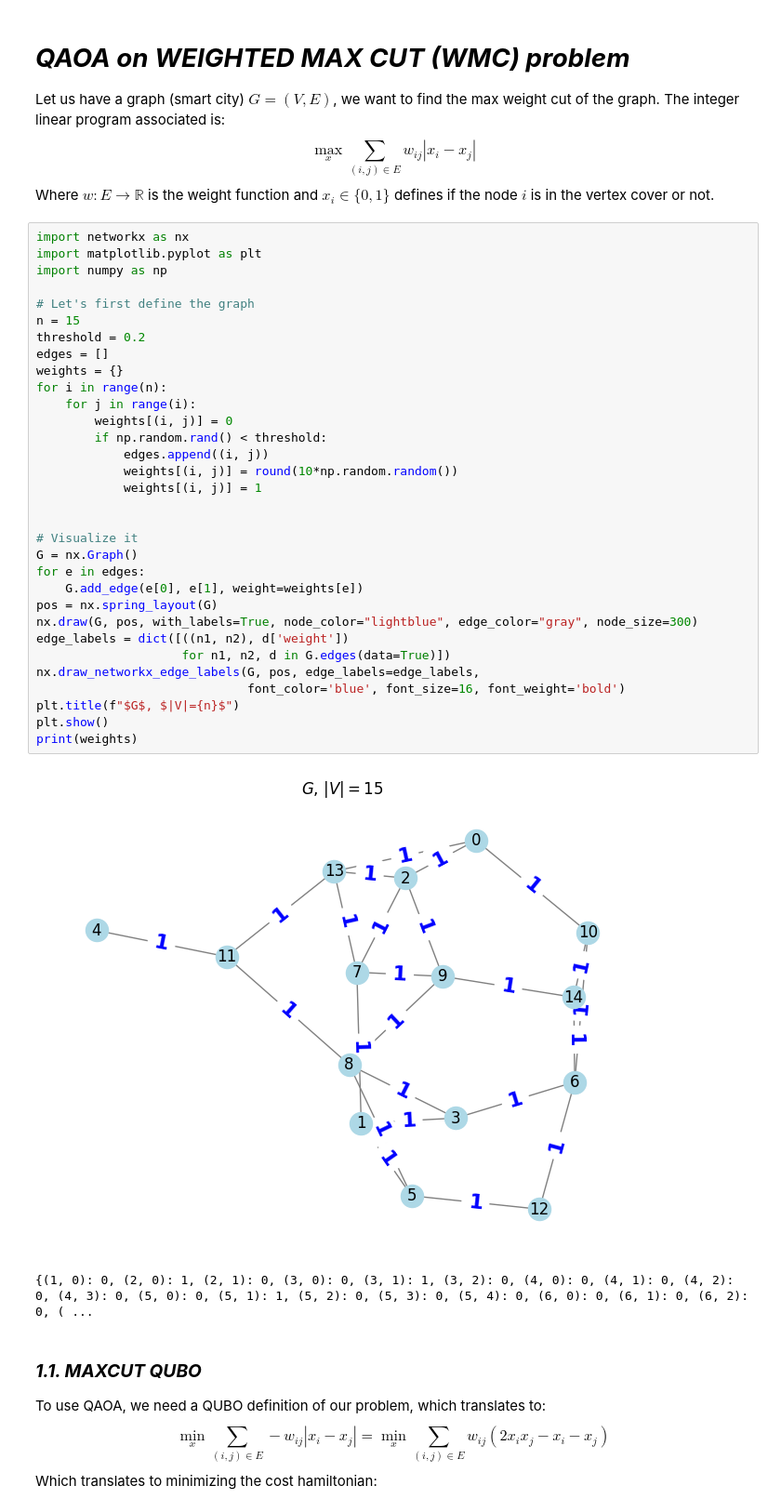
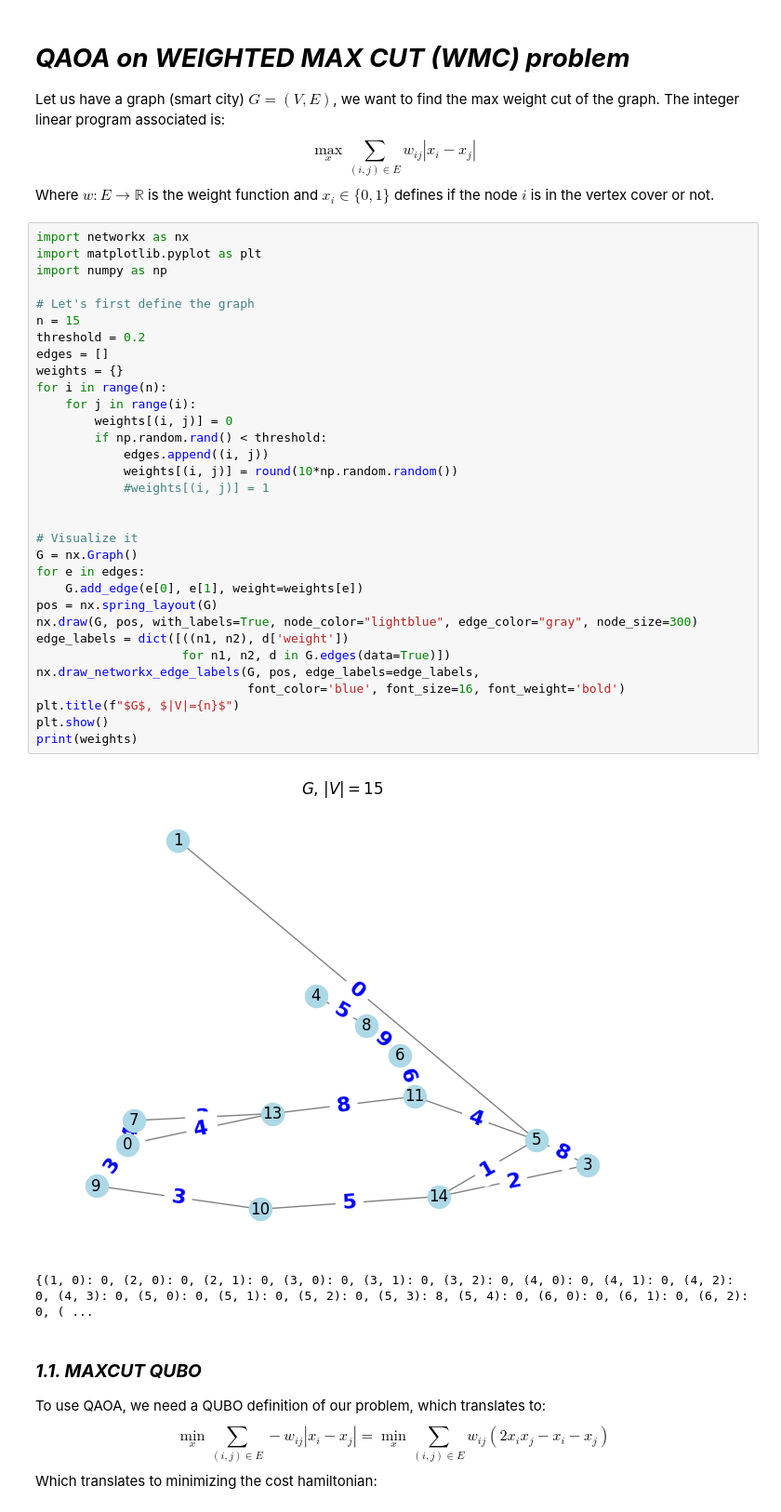
Before and after one commit to ash-projects/CESQ-Hackathon, a Jupyter notebook: victor cool/wmaxcut.ipynb, the cells around one changed output. Shown at 93% size. Cells and saved outputs as stored; diff of their text form.

```diff
--- a/victor cool/wmaxcut.ipynb
+++ b/victor cool/wmaxcut.ipynb
@@ -14,36 +14,36 @@ import networkx as nx
 import matplotlib.pyplot as plt
 import numpy as np
 
 # Let's first define the graph
 n = 15
 threshold = 0.2
 edges = []
 weights = {}
 for i in range(n):
     for j in range(i):
         weights[(i, j)] = 0
         if np.random.rand() < threshold:
             edges.append((i, j))
             weights[(i, j)] = round(10*np.random.random())
-            weights[(i, j)] = 1
+            #weights[(i, j)] = 1
 
 
 # Visualize it
 G = nx.Graph()
 for e in edges:
     G.add_edge(e[0], e[1], weight=weights[e])
 pos = nx.spring_layout(G)
 nx.draw(G, pos, with_labels=True, node_color="lightblue", edge_color="gray", node_size=300)
 edge_labels = dict([((n1, n2), d['weight'])
                     for n1, n2, d in G.edges(data=True)])
 nx.draw_networkx_edge_labels(G, pos, edge_labels=edge_labels,
                              font_color='blue', font_size=16, font_weight='bold')
 plt.title(f"$G$, $|V|={n}$")
 plt.show()
 print(weights)
 # %% [output]
-[figure, old version]
+[figure, new version]
-{(1, 0): 0, (2, 0): 1, (2, 1): 0, (3, 0): 0, (3, 1): 1, (3, 2): 0, (4, 0): 0, (4, 1): 0, (4, 2): 0, (4, 3): 0, (5, 0): 0, (5, 1): 1, (5, 2): 0, (5, 3): 0, (5, 4): 0, (6, 0): 0, (6, 1): 0, (6, 2): 0, ( ...
+{(1, 0): 0, (2, 0): 0, (2, 1): 0, (3, 0): 0, (3, 1): 0, (3, 2): 0, (4, 0): 0, (4, 1): 0, (4, 2): 0, (4, 3): 0, (5, 0): 0, (5, 1): 0, (5, 2): 0, (5, 3): 8, (5, 4): 0, (6, 0): 0, (6, 1): 0, (6, 2): 0, ( ...
 # %% [markdown]
 ### **_1.1. MAXCUT QUBO_**
 To use QAOA, we need a QUBO definition of our problem, which translates to:
```
Also changed, not shown: parts of 3 cells of this notebook.
